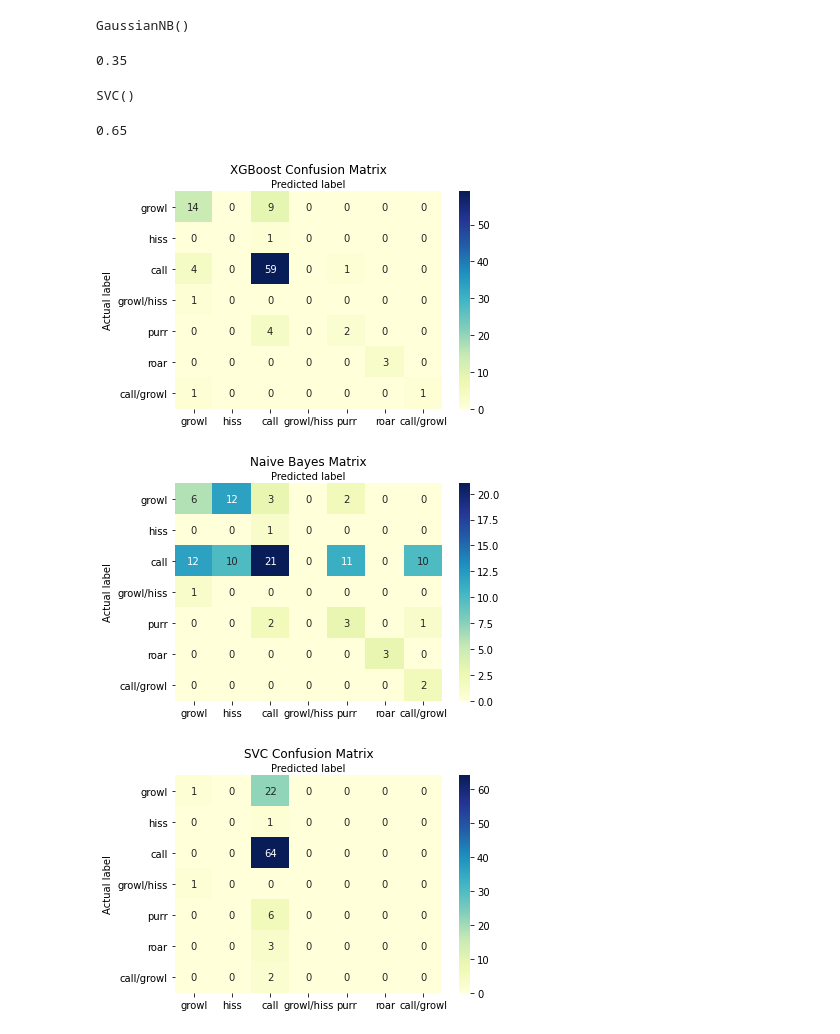
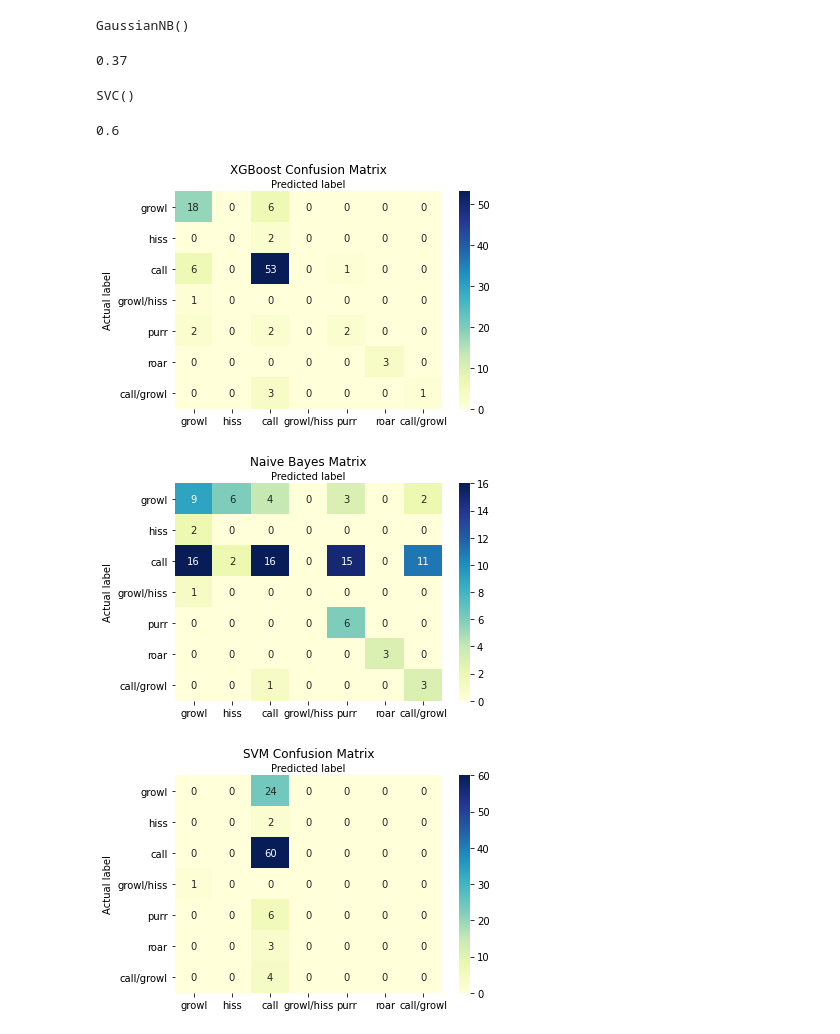
Before and after one commit to kexantus/felidetect, a Jupyter notebook: Feature Cleaning and First Models.ipynb, the cells around one changed output. Saved outputs shown, nothing was run; the diff lists cells and outputs as text; code cells hidden in the pictures.

```diff
--- a/Feature Cleaning and First Models.ipynb
+++ b/Feature Cleaning and First Models.ipynb
@@ -81,8 +82,8 @@ train['Call'].unique()
 array(['growl', 'hiss', 'call', 'growl/hiss', 'purr', 'roar',
        'call/growl'], dtype=object)
 # %%
-x = train.iloc[:, 0:7]
-y = train.iloc[:, 7]
+x = train.iloc[:, 0:8]
+y = train.iloc[:, 8]
 # %%
 x_dummies = pd.get_dummies(x)
 # %%
@@ -161,7 +159,7 @@ y_pred_nb = gnb.predict(x_test)
 # %%
 gnb.score(x_test, y_test)
 # %% [output]
-0.35
+0.37
 # %%
 clf_svc = SVC()
 # %%
@@ -173,7 +171,7 @@ y_pred_svc=clf_svc.predict(x_test)
 # %%
 clf_svc.score(x_test, y_test)
 # %% [output]
-0.65
+0.6
 # %%
 names = ['growl', 'hiss', 'call', 'growl/hiss', 'purr', 'roar',
        'call/growl']
@@ -187,7 +185,7 @@ plt.ylabel('Actual label')
 plt.xlabel('Predicted label')
 plt.show()
 # %% [output]
-[figure, old version]
+[figure, new version]
 # %%
 cnf = confusion_matrix(y_test, y_pred_nb)
 fig, ax = plt.subplots()
@@ -199,19 +197,19 @@ plt.ylabel('Actual label')
 plt.xlabel('Predicted label')
 plt.show()
 # %% [output]
-[figure, old version]
+[figure, new version]
 # %%
 cnf = confusion_matrix(y_test, y_pred_svc)
 fig, ax = plt.subplots()
 tick_marks = np.arange(len(names))
 sns.heatmap(cnf, annot = True, xticklabels = names, cmap= "YlGnBu", yticklabels = names)
 ax.xaxis.set_label_position('top')
-plt.title('SVC Confusion Matrix')
+plt.title('SVM Confusion Matrix')
 plt.ylabel('Actual label')
 plt.xlabel('Predicted label')
 plt.show()
 # %% [output]
-[figure, old version]
+[figure, new version]
 # %%
 #The data is unbalanced, this could be fixed by updating the class weights
 #Or getting more varied data
```
Also changed, not shown: parts of 11 cells of this notebook.
